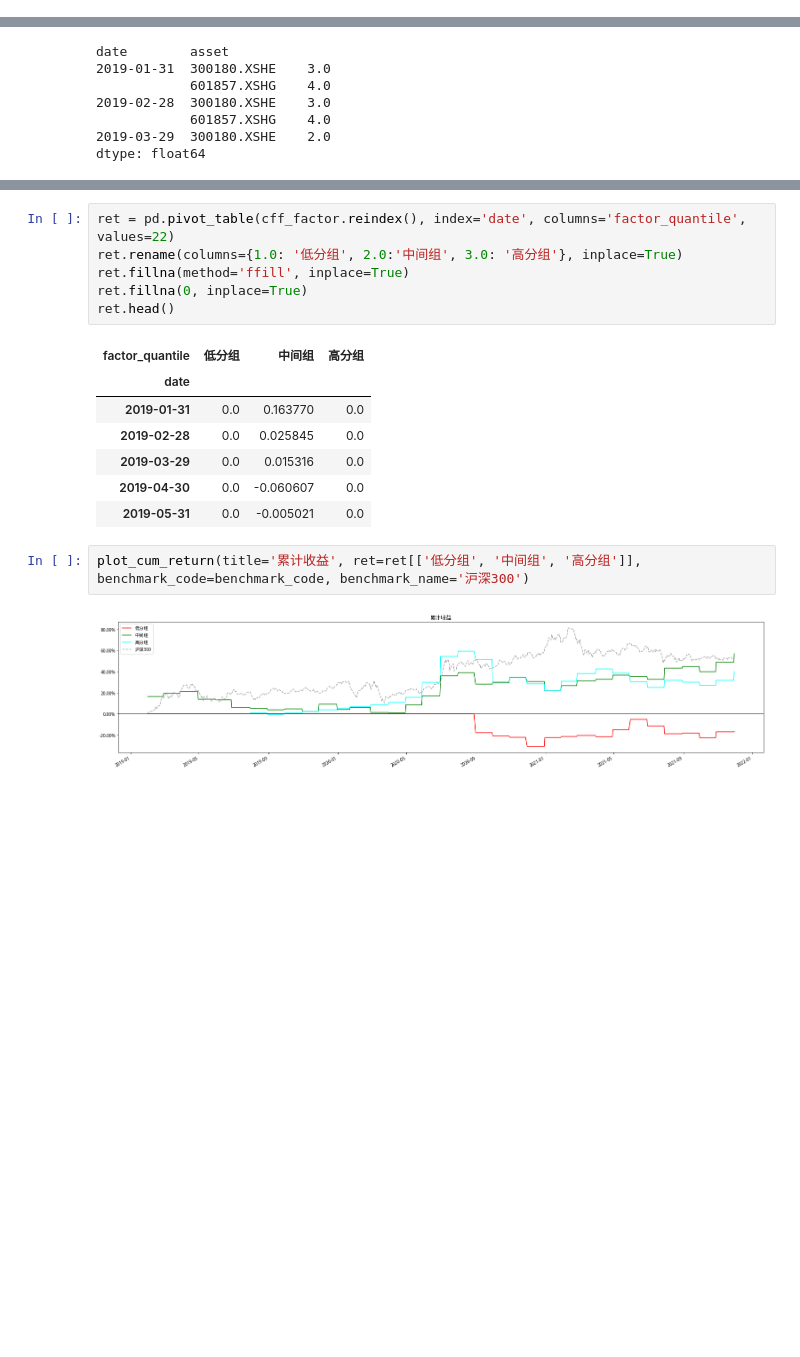
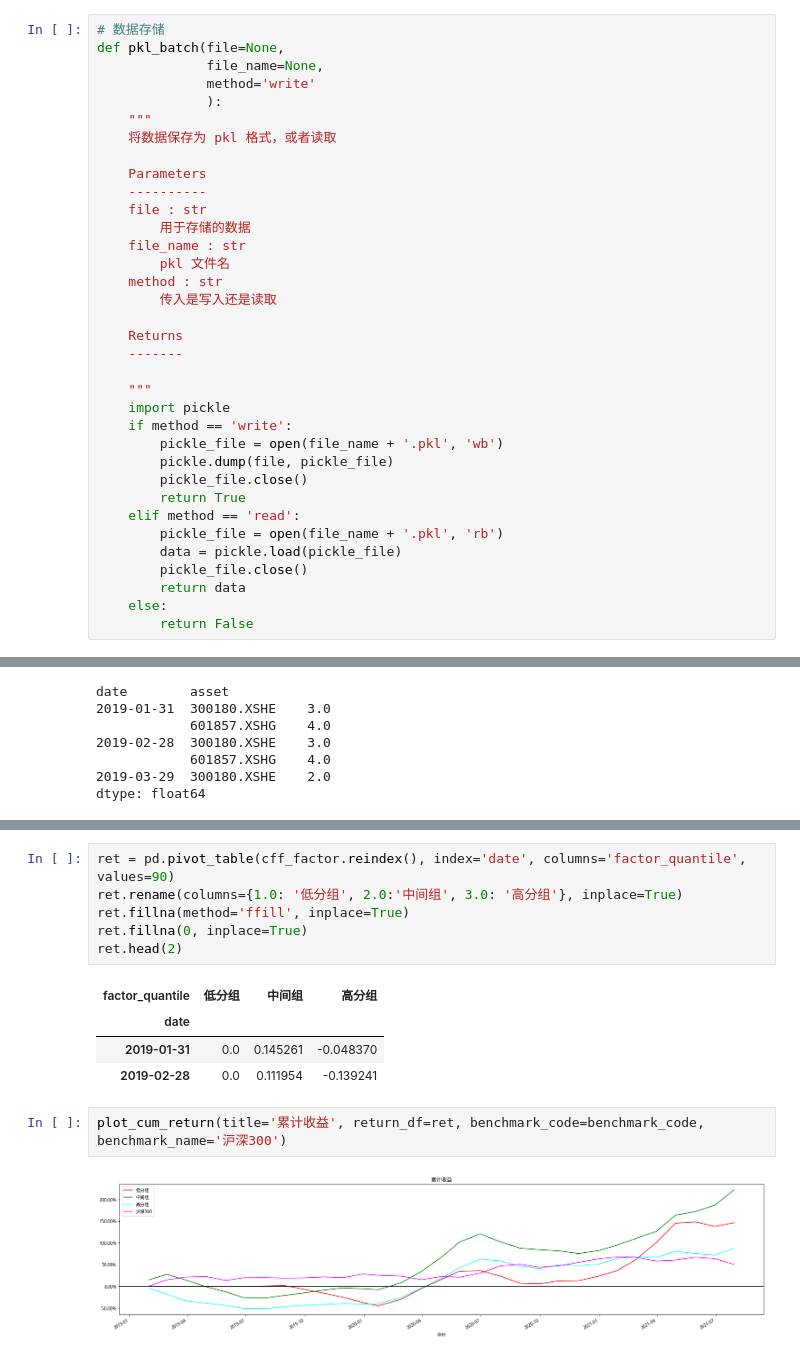
Before and after one commit to congcong009/joinquant_share, a Jupyter notebook: rd_lib/研究类/研报复现/基本面量化/罗伯瑞克超额现金流选股/罗伯瑞克超额现金流选股法.ipynb, the cells around one changed output, grey strips where cells are left out. Saved outputs shown, nothing was run; the diff lists cells and outputs as text; blank space fills up the shorter version.

```diff
--- a/rd_lib/研究类/研报复现/基本面量化/罗伯瑞克超额现金流选股/罗伯瑞克超额现金流选股法.ipynb
+++ b/rd_lib/研究类/研报复现/基本面量化/罗伯瑞克超额现金流选股/罗伯瑞克超额现金流选股法.ipynb
@@ -144,3 +160,38 @@ pd.set_option('display.max_columns', None)
+# %%
+# 数据存储
+def pkl_batch(file=None,
+              file_name=None,
+              method='write'
+              ):
+    """
+    将数据保存为 pkl 格式，或者读取
+
+    Parameters
+    ----------
+    file : str
+        用于存储的数据
+    file_name : str
+        pkl 文件名
+    method : str
+        传入是写入还是读取
+
+    Returns
+    -------
+
+    """
+    import pickle
+    if method == 'write':
+        pickle_file = open(file_name + '.pkl', 'wb')
+        pickle.dump(file, pickle_file)
+        pickle_file.close()
+        return True
+    elif method == 'read':
+        pickle_file = open(file_name + '.pkl', 'rb')
+        data = pickle.load(pickle_file)
+        pickle_file.close()
+        return data
+    else:
+        return False
 # %%
 class CashflowFactor(Factor):
     name = 'CashflowFactor'
@@ -597,18 +876,15 @@ Turnover Analysis
 # %%
-ret = pd.pivot_table(cff_factor.reindex(), index='date', columns='factor_quantile', values=22)
+ret = pd.pivot_table(cff_factor.reindex(), index='date', columns='factor_quantile', values=90)
 ret.rename(columns={1.0: '低分组', 2.0:'中间组', 3.0: '高分组'}, inplace=True)
 ret.fillna(method='ffill', inplace=True)
 ret.fillna(0, inplace=True)
-ret.head()
+ret.head(2)
 # %% [output]
 | factor_quantile | 低分组 | 中间组 | 高分组 |
 | date |  |  |  |
-| 2019-01-31 | 0.0 | 0.163770 | 0.0 |
-| 2019-02-28 | 0.0 | 0.025845 | 0.0 |
-| 2019-03-29 | 0.0 | 0.015316 | 0.0 |
-| 2019-04-30 | 0.0 | -0.060607 | 0.0 |
-| 2019-05-31 | 0.0 | -0.005021 | 0.0 |
+| 2019-01-31 | 0.0 | 0.145261 | -0.048370 |
+| 2019-02-28 | 0.0 | 0.111954 | -0.139241 |
 # %%
-plot_cum_return(title='累计收益', ret=ret[['低分组', '中间组', '高分组']], benchmark_code=benchmark_code, benchmark_name='沪深300')
+plot_cum_return(title='累计收益', return_df=ret, benchmark_code=benchmark_code, benchmark_name='沪深300')
 # %% [output]
-[figure, old version]
+[figure, new version]
```
Also changed, not shown: parts of 65 cells of this notebook, 1 other file.
